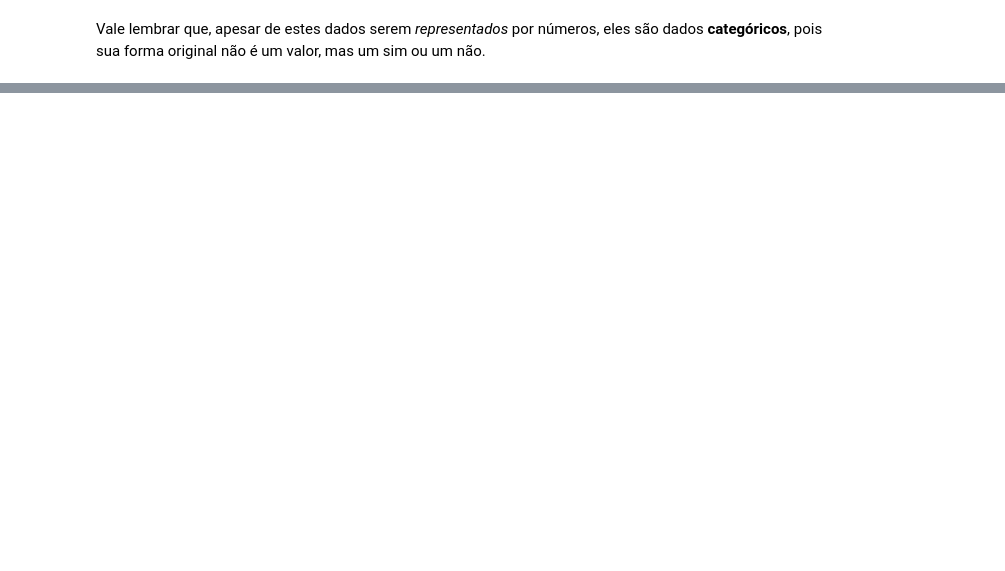
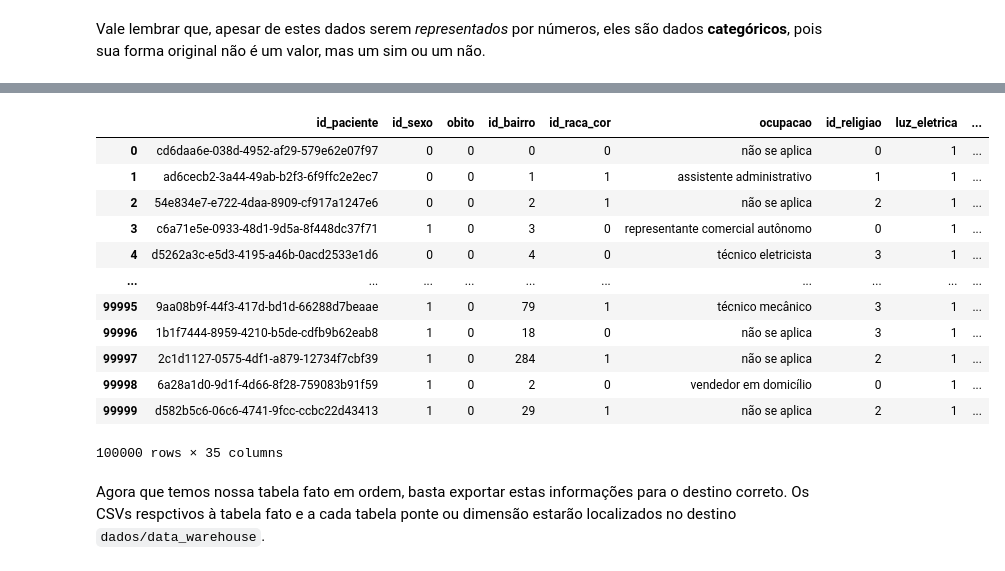
Before and after one commit to MattMota/Desafio_DIT_DataScience, a Jupyter notebook: analise_desafio/codigo/jupyter/analise_dataset.ipynb, the cells around one changed output, grey strips where cells are left out. Saved outputs shown, nothing was run; the diff lists cells and outputs as text; code cells hidden in the pictures; blank space fills up the shorter version.

Commit message:
break: Further improved paths, finished data analysis and corrections, created and exported data warehouse structure

```diff
--- a/analise_desafio/codigo/jupyter/analise_dataset.ipynb
+++ b/analise_desafio/codigo/jupyter/analise_dataset.ipynb
@@ -202,0 +501,3 @@ Vale lembrar que, apesar de estes dados serem _representados_ por números, eles
+# %%
+for c in categories:
+    dimension_tables[c] = pd.Series(data[c].unique(), name = c)
@@ -202,0 +551,9 @@ Vale lembrar que, apesar de estes dados serem _representados_ por números, eles
+# %%
+drop_broken_cat_values = {
+    "religiao" : [13],
+    "renda_familiar" : [7, 8],
+    "identidade_genero" : [6, 7, 8]
+}
+
+for k, v in drop_broken_cat_values.items():
+    dimension_tables[k] = utils.drop_by_index(dimension_tables[k], v)
@@ -202,0 +608,25 @@ Vale lembrar que, apesar de estes dados serem _representados_ por números, eles
+# %%
+fact_table = data.copy(deep = True)
+# %%
+fact_table = utils.replace_dimensions_with_ids(
+    fact_table,
+    [dimension for name, dimension in dimension_tables.items() if name not in bridge_tables.keys()]
+)
+# %%
+fact_table
+# %% [output]
+|  | id_paciente | id_sexo | obito | id_bairro | id_raca_cor | ocupacao | id_religiao | luz_eletrica | ... |
+| 0 | cd6daa6e-038d-4952-af29-579e62e07f97 | 0 | 0 | 0 | 0 | não se aplica | 0 | 1 | ... |
+| 1 | ad6cecb2-3a44-49ab-b2f3-6f9ffc2e2ec7 | 0 | 0 | 1 | 1 | assistente administrativo | 1 | 1 | ... |
+| 2 | 54e834e7-e722-4daa-8909-cf917a1247e6 | 0 | 0 | 2 | 1 | não se aplica | 2 | 1 | ... |
+| 3 | c6a71e5e-0933-48d1-9d5a-8f448dc37f71 | 1 | 0 | 3 | 0 | representante comercial autônomo | 0 | 1 | ... |
+| 4 | d5262a3c-e5d3-4195-a46b-0acd2533e1d6 | 0 | 0 | 4 | 0 | técnico eletricista | 3 | 1 | ... |
+| ... | ... | ... | ... | ... | ... | ... | ... | ... | ... |
+| 99995 | 9aa08b9f-44f3-417d-bd1d-66288d7beaae | 1 | 0 | 79 | 1 | técnico mecânico | 3 | 1 | ... |
+| 99996 | 1b1f7444-8959-4210-b5de-cdfb9b62eab8 | 1 | 0 | 18 | 0 | não se aplica | 3 | 1 | ... |
+| 99997 | 2c1d1127-0575-4df1-a879-12734f7cbf39 | 1 | 0 | 284 | 1 | não se aplica | 2 | 1 | ... |
+| 99998 | 6a28a1d0-9d1f-4d66-8f28-759083b91f59 | 1 | 0 | 2 | 0 | vendedor em domicílio | 0 | 1 | ... |
+| 99999 | d582b5c6-06c6-4741-9fcc-ccbc22d43413 | 1 | 0 | 29 | 1 | não se aplica | 2 | 1 | ... |
+100000 rows × 35 columns
+# %% [markdown]
+Agora que temos nossa tabela fato em ordem, basta exportar estas informações para o destino correto. Os CSVs respctivos à tabela fato e a cada tabela ponte ou dimensão estarão localizados no destino `dados/data_warehouse`.
```
Also changed, not shown: parts of 35 cells of this notebook, 23 other files.
